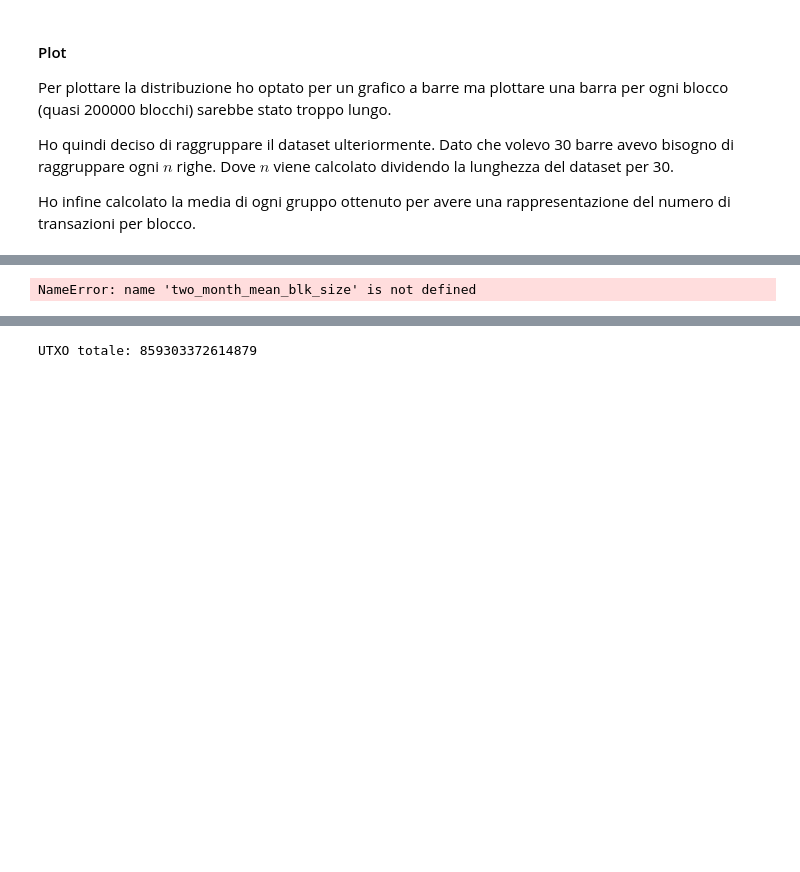
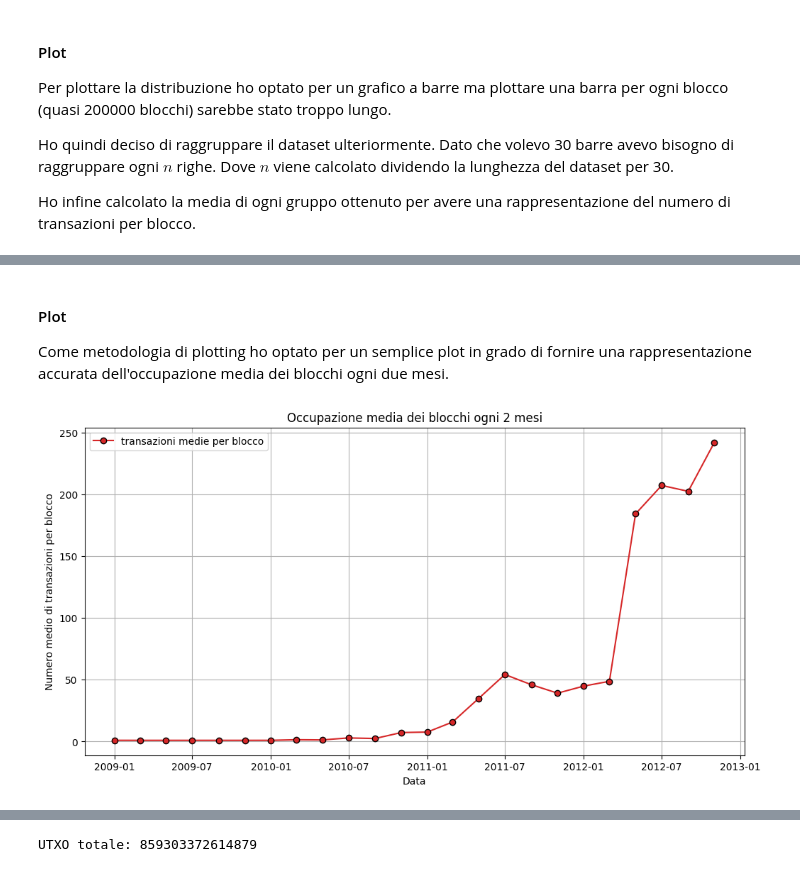
Before and after one commit to FedericoBustaffa/crafty, a Jupyter notebook: notebook.ipynb, the cells around one changed output, grey strips where cells are left out. Cells and saved outputs as stored; diff of their text form; code cells hidden in the pictures; blank space fills up the shorter version.

```diff
--- a/notebook.ipynb
+++ b/notebook.ipynb
@@ -145,0 +146,11 @@ mesi.
+# %%
+two_month_mean_blk_size = (
+    tx_per_blk_ts.groupby(pd.Grouper(key="timestamp", freq="2MS"))["tx_count"]
+    .mean()
+    .to_frame()
+    .reset_index()
+)
+
+del tx_per_blk_ts
+
+two_month_mean_blk_size.head()
@@ -146,18 +164,24 @@ mesi.
+# %% [markdown]
+#### Plot
+
+Come metodologia di plotting ho optato per un semplice plot in grado di fornire una rappresentazione
+accurata dell'occupazione media dei blocchi ogni due mesi.
 # %%
-x = two_month_mean_blk_size.index.to_list()
-y = two_month_mean_blk_size.values.tolist()
+x = two_month_mean_blk_size["timestamp"].to_list()
+y = two_month_mean_blk_size["tx_count"].to_list()
+
 
 plt.figure(figsize=(12, 6))
 plt.plot(x, y, c="tab:red", marker="o", mec="k", label="transazioni medie per blocco")
 
 plt.title("Occupazione media dei blocchi ogni 2 mesi")
 plt.xlabel("Data")
 plt.ylabel("Numero medio di transazioni per blocco")
 plt.grid()
 plt.legend()
 plt.show()
 # %% [output]
-NameError: name 'two_month_mean_blk_size' is not defined
+[figure, added]
 # %% [markdown]
 ### Totale UTXO
 
```
Also changed, not shown: parts of 30 cells of this notebook, 4 other files.
